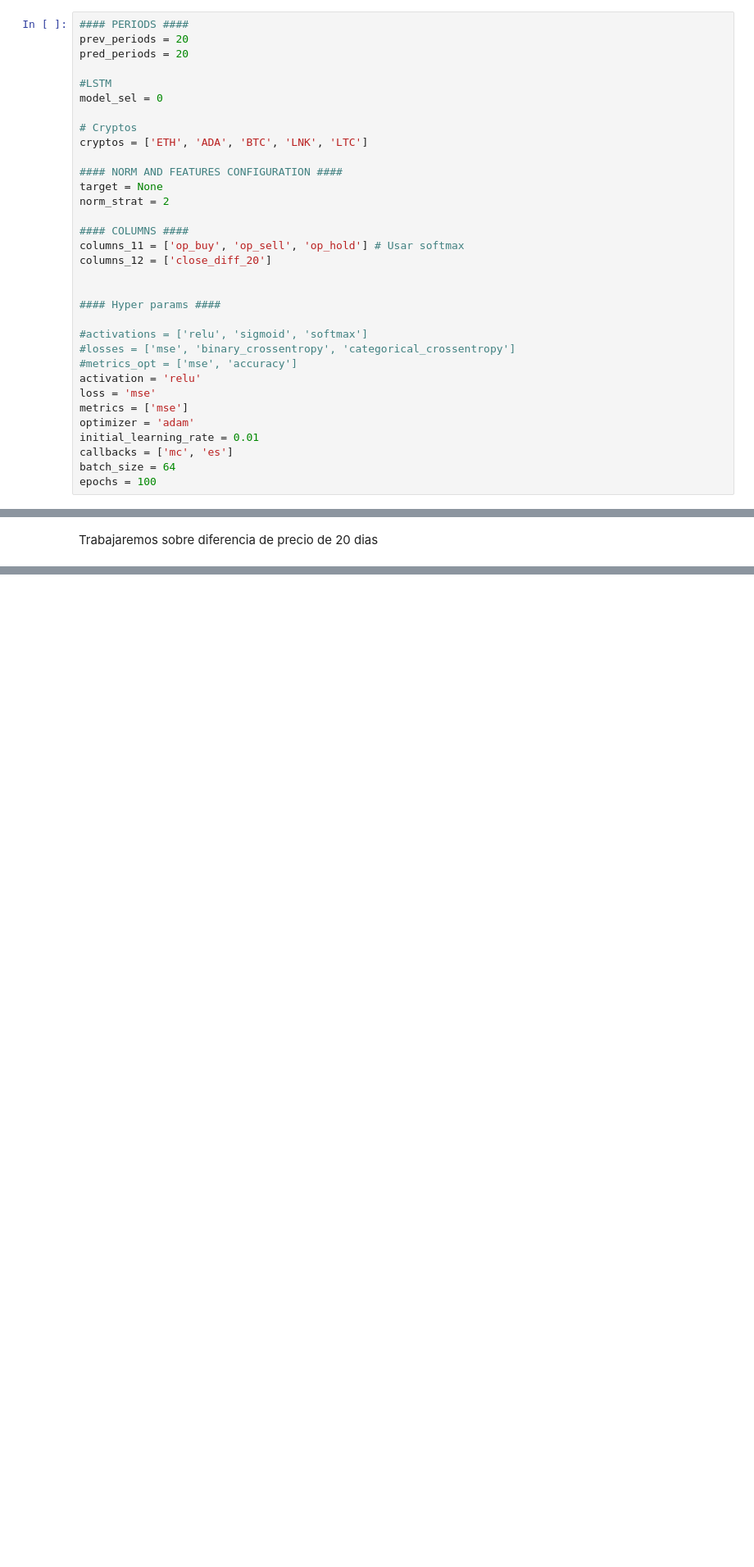
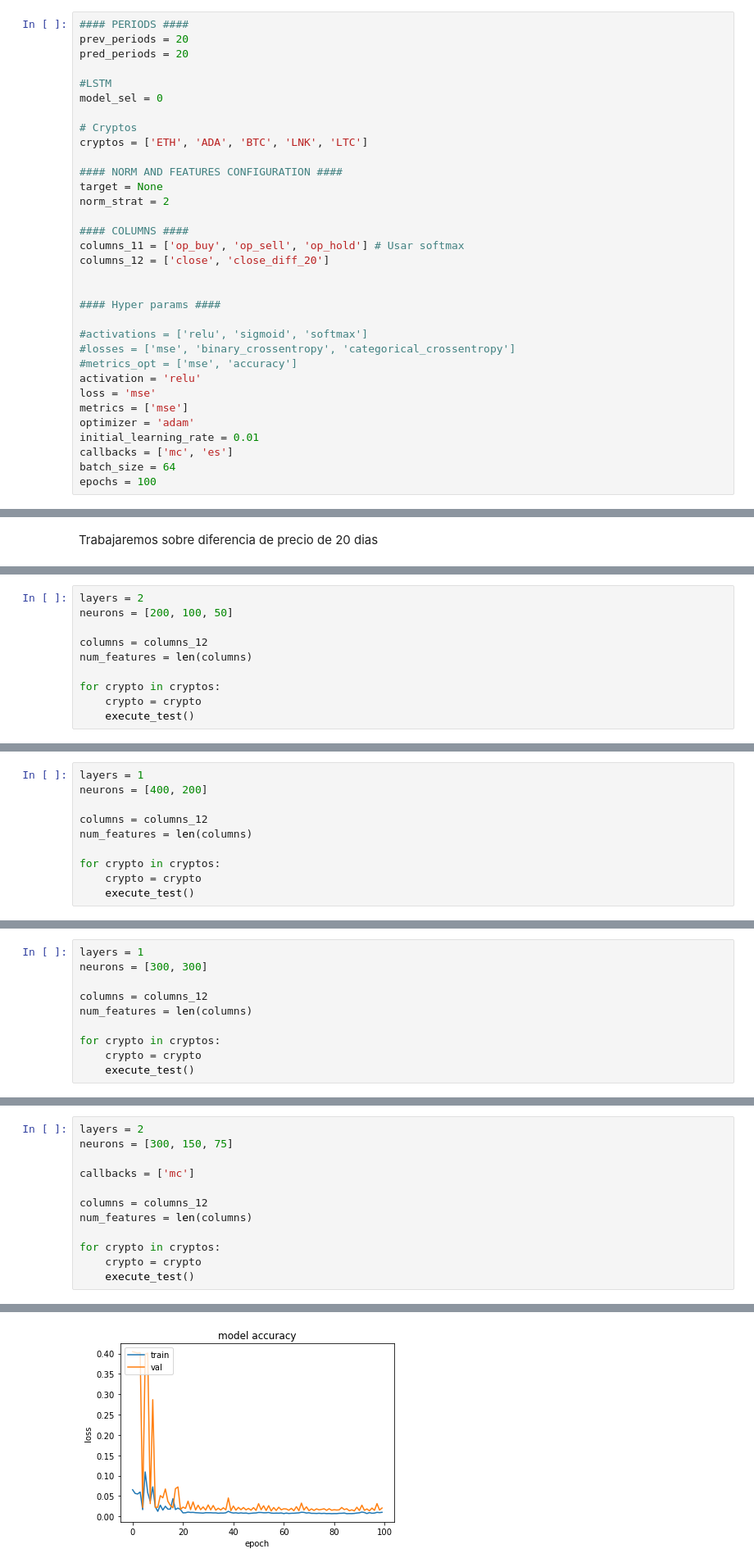
Before and after one commit to GZabalaG/crypto_bot, a Jupyter notebook: trading_simulation/Simulation.ipynb, the cells around one changed output, grey strips where cells are left out. Shown at 82% size. Saved outputs shown, nothing was run; the diff lists cells and outputs as text; blank space fills up the shorter version.

```diff
--- a/trading_simulation/Simulation.ipynb
+++ b/trading_simulation/Simulation.ipynb
@@ -426,7 +318,7 @@ norm_strat = 2
 
 #### COLUMNS ####
 columns_11 = ['op_buy', 'op_sell', 'op_hold'] # Usar softmax
-columns_12 = ['close_diff_20']
+columns_12 = ['close', 'close_diff_20']
 
 
 #### Hyper params ####
@@ -474,0 +412,10 @@ for crypto in cryptos:
+# %%
+layers = 2
+neurons = [200, 100, 50]
+
+columns = columns_12
+num_features = len(columns)
+
+for crypto in cryptos:
+    crypto = crypto
+    execute_test()
@@ -474,0 +426,10 @@ for crypto in cryptos:
+# %%
+layers = 1
+neurons = [400, 200]
+
+columns = columns_12
+num_features = len(columns)
+
+for crypto in cryptos:
+    crypto = crypto
+    execute_test()
@@ -474,0 +438,10 @@ for crypto in cryptos:
+# %%
+layers = 1
+neurons = [300, 300]
+
+columns = columns_12
+num_features = len(columns)
+
+for crypto in cryptos:
+    crypto = crypto
+    execute_test()
@@ -474,0 +450,13 @@ for crypto in cryptos:
+# %%
+layers = 2
+neurons = [300, 150, 75]
+
+callbacks = ['mc']
+
+columns = columns_12
+num_features = len(columns)
+
+for crypto in cryptos:
+    crypto = crypto
+    execute_test()
+# %% [output]
@@ -474,0 +480 @@ for crypto in cryptos:
+[figure, added]
```
Also changed, not shown: parts of 33 cells of this notebook.
